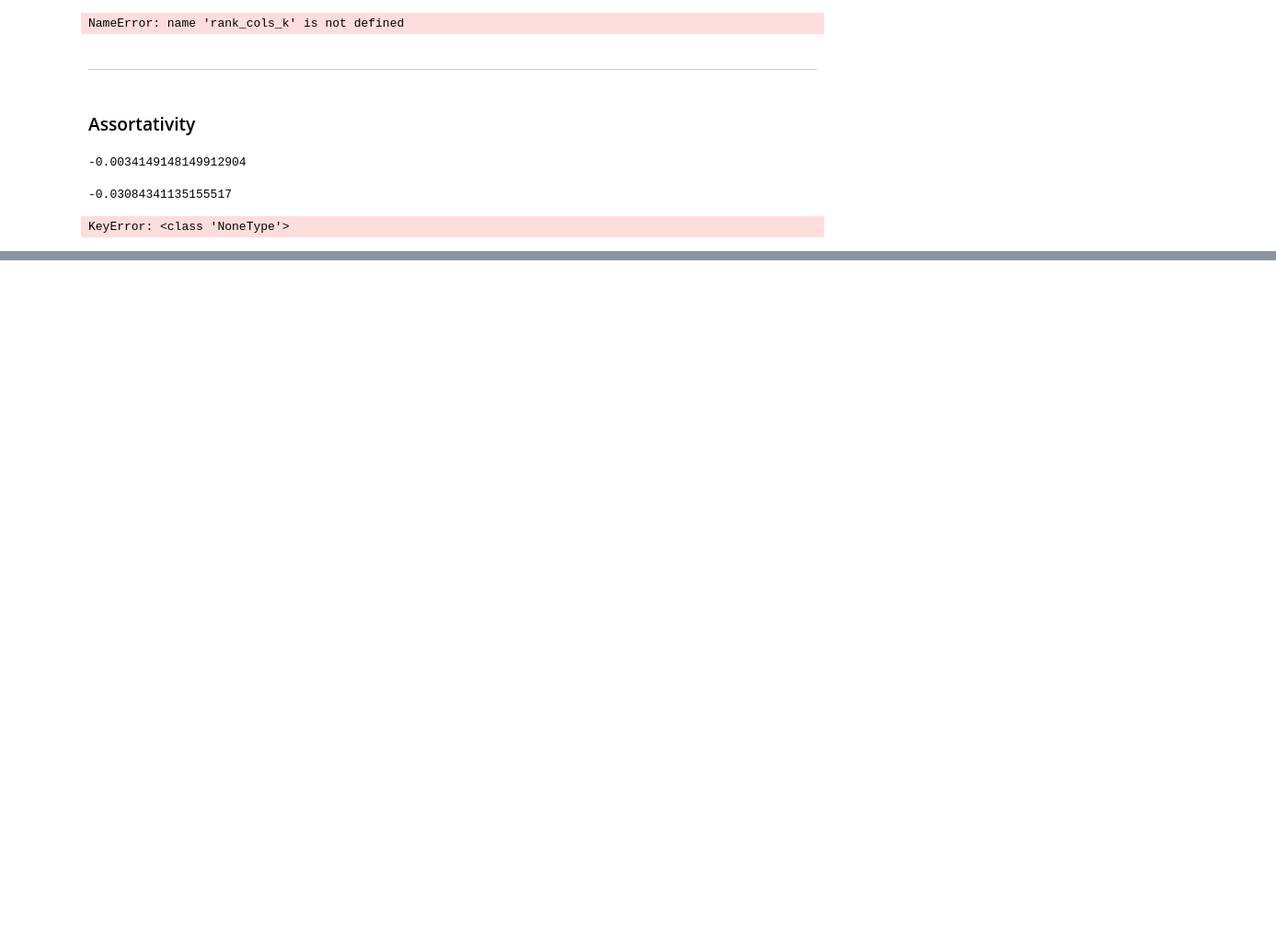
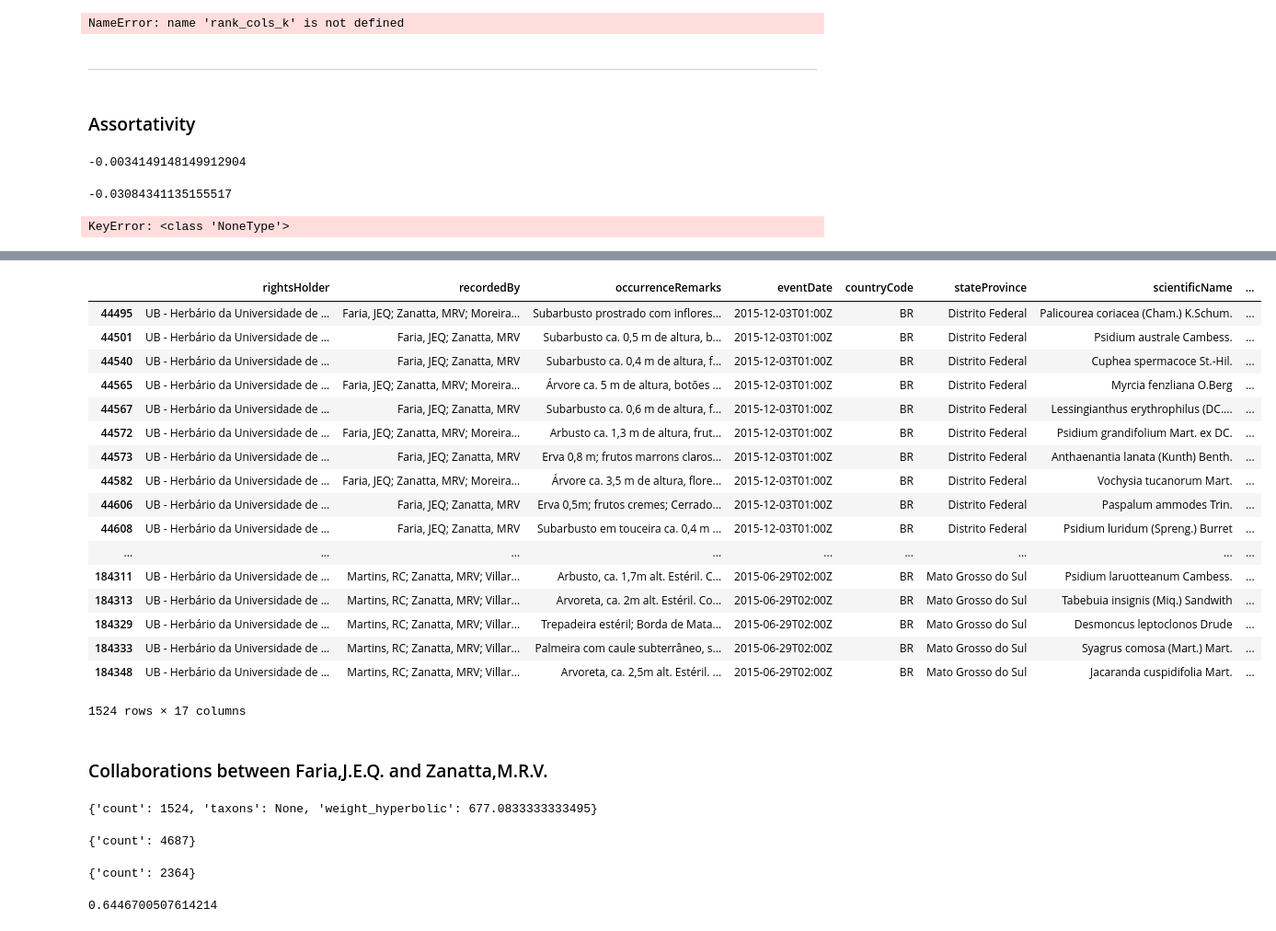
Before and after one commit to pedrosiracusa/tese_lncc_code, a Jupyter notebook: notebooks/chapter4/CWN_general.ipynb, the cells around one changed output, grey strips where cells are left out. Shown at 92% size. Cells and saved outputs as stored; diff of their text form; code cells hidden in the pictures; blank space fills up the shorter version.

```diff
--- a/notebooks/chapter4/CWN_general.ipynb
+++ b/notebooks/chapter4/CWN_general.ipynb
@@ -509,0 +533,39 @@ nx.write_gexf(cwn,'./g.gexf')
+# %%
+occs[occs['recordedBy_atomized'].apply(lambda x: 'Faria' in str(x) and 'Zanatta' in str(x))]
+# %% [output]
+|  | rightsHolder | recordedBy | occurrenceRemarks | eventDate | countryCode | stateProvince | scientificName | ... |
+| 44495 | UB - Herbário da Universidade de ... | Faria, JEQ; Zanatta, MRV; Moreira... | Subarbusto prostrado com inflores... | 2015-12-03T01:00Z | BR | Distrito Federal | Palicourea coriacea (Cham.) K.Schum. | ... |
+| 44501 | UB - Herbário da Universidade de ... | Faria, JEQ; Zanatta, MRV | Subarbusto ca. 0,5 m de altura, b... | 2015-12-03T01:00Z | BR | Distrito Federal | Psidium australe Cambess. | ... |
+| 44540 | UB - Herbário da Universidade de ... | Faria, JEQ; Zanatta, MRV | Subarbusto ca. 0,4 m de altura, f... | 2015-12-03T01:00Z | BR | Distrito Federal | Cuphea spermacoce St.-Hil. | ... |
+| 44565 | UB - Herbário da Universidade de ... | Faria, JEQ; Zanatta, MRV; Moreira... | Árvore ca. 5 m de altura, botões ... | 2015-12-03T01:00Z | BR | Distrito Federal | Myrcia fenzliana O.Berg | ... |
+| 44567 | UB - Herbário da Universidade de ... | Faria, JEQ; Zanatta, MRV | Subarbusto ca. 0,6 m de altura, f... | 2015-12-03T01:00Z | BR | Distrito Federal | Lessingianthus erythrophilus (DC.... | ... |
+| 44572 | UB - Herbário da Universidade de ... | Faria, JEQ; Zanatta, MRV; Moreira... | Arbusto ca. 1,3 m de altura, frut... | 2015-12-03T01:00Z | BR | Distrito Federal | Psidium grandifolium Mart. ex DC. | ... |
+| 44573 | UB - Herbário da Universidade de ... | Faria, JEQ; Zanatta, MRV | Erva 0,8 m; frutos marrons claros... | 2015-12-03T01:00Z | BR | Distrito Federal | Anthaenantia lanata (Kunth) Benth. | ... |
+| 44582 | UB - Herbário da Universidade de ... | Faria, JEQ; Zanatta, MRV; Moreira... | Árvore ca. 3,5 m de altura, flore... | 2015-12-03T01:00Z | BR | Distrito Federal | Vochysia tucanorum Mart. | ... |
+| 44606 | UB - Herbário da Universidade de ... | Faria, JEQ; Zanatta, MRV | Erva 0,5m; frutos cremes; Cerrado... | 2015-12-03T01:00Z | BR | Distrito Federal | Paspalum ammodes Trin. | ... |
+| 44608 | UB - Herbário da Universidade de ... | Faria, JEQ; Zanatta, MRV | Subarbusto em touceira ca. 0,4 m ... | 2015-12-03T01:00Z | BR | Distrito Federal | Psidium luridum (Spreng.) Burret | ... |
+| ... | ... | ... | ... | ... | ... | ... | ... | ... |
+| 184311 | UB - Herbário da Universidade de ... | Martins, RC; Zanatta, MRV; Villar... | Arbusto, ca. 1,7m alt. Estéril. C... | 2015-06-29T02:00Z | BR | Mato Grosso do Sul | Psidium laruotteanum Cambess. | ... |
+| 184313 | UB - Herbário da Universidade de ... | Martins, RC; Zanatta, MRV; Villar... | Arvoreta, ca. 2m alt. Estéril. Co... | 2015-06-29T02:00Z | BR | Mato Grosso do Sul | Tabebuia insignis (Miq.) Sandwith | ... |
+| 184329 | UB - Herbário da Universidade de ... | Martins, RC; Zanatta, MRV; Villar... | Trepadeira estéril; Borda de Mata... | 2015-06-29T02:00Z | BR | Mato Grosso do Sul | Desmoncus leptoclonos Drude | ... |
+| 184333 | UB - Herbário da Universidade de ... | Martins, RC; Zanatta, MRV; Villar... | Palmeira com caule subterrâneo, s... | 2015-06-29T02:00Z | BR | Mato Grosso do Sul | Syagrus comosa (Mart.) Mart. | ... |
+| 184348 | UB - Herbário da Universidade de ... | Martins, RC; Zanatta, MRV; Villar... | Arvoreta, ca. 2,5m alt. Estéril. ... | 2015-06-29T02:00Z | BR | Mato Grosso do Sul | Jacaranda cuspidifolia Mart. | ... |
+1524 rows × 17 columns
+# %% [markdown]
+### Collaborations between Faria,J.E.Q. and Zanatta,M.R.V.
+# %%
+cwn['faria,jeq']['zanatta,mrv']
+# %% [output]
+{'count': 1524, 'taxons': None, 'weight_hyperbolic': 677.0833333333495}
+# %%
+cwn.nodes['faria,jeq']
+# %% [output]
+{'count': 4687}
+# %%
+cwn.nodes['zanatta,mrv']
+# %% [output]
+{'count': 2364}
+# %%
+1524/2364
+# %% [output]
+0.6446700507614214
```
Also changed, not shown: parts of 17 cells of this notebook.
